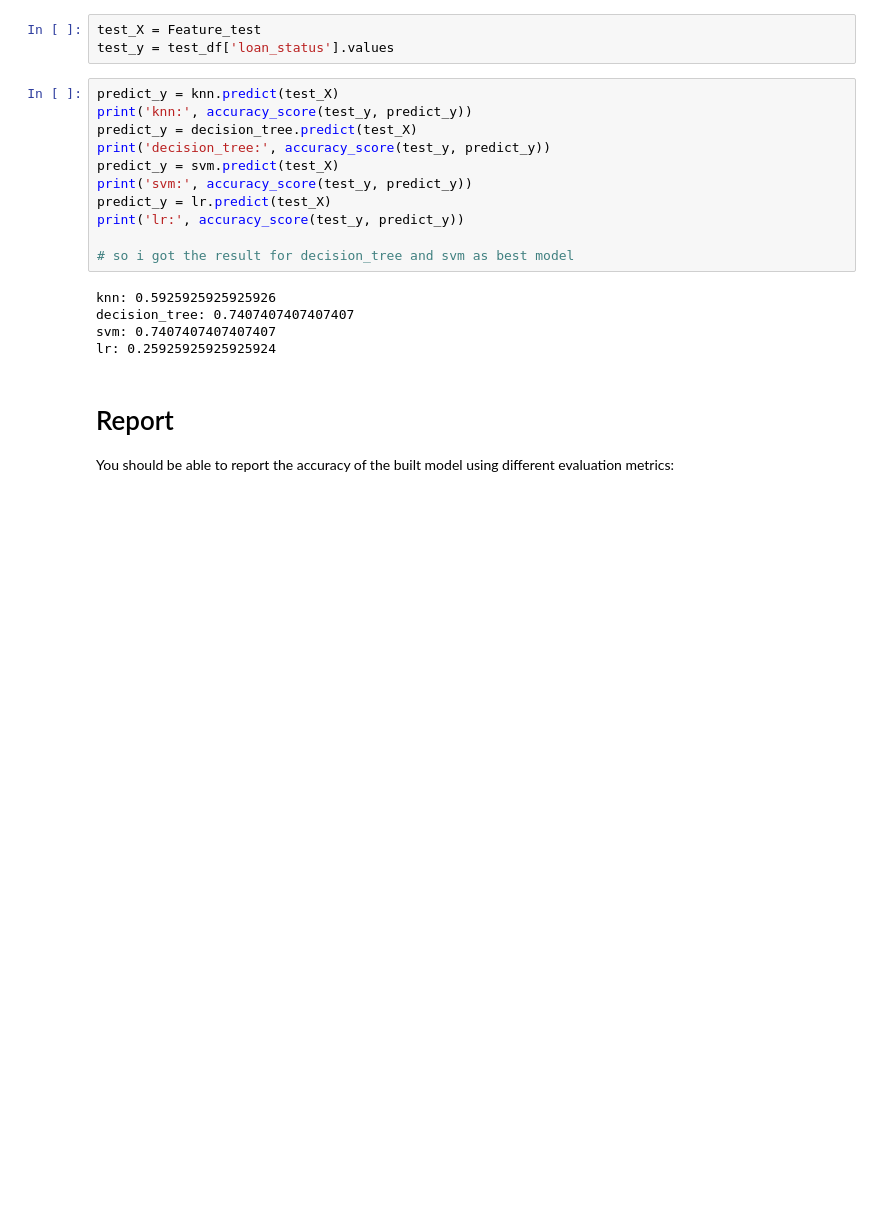
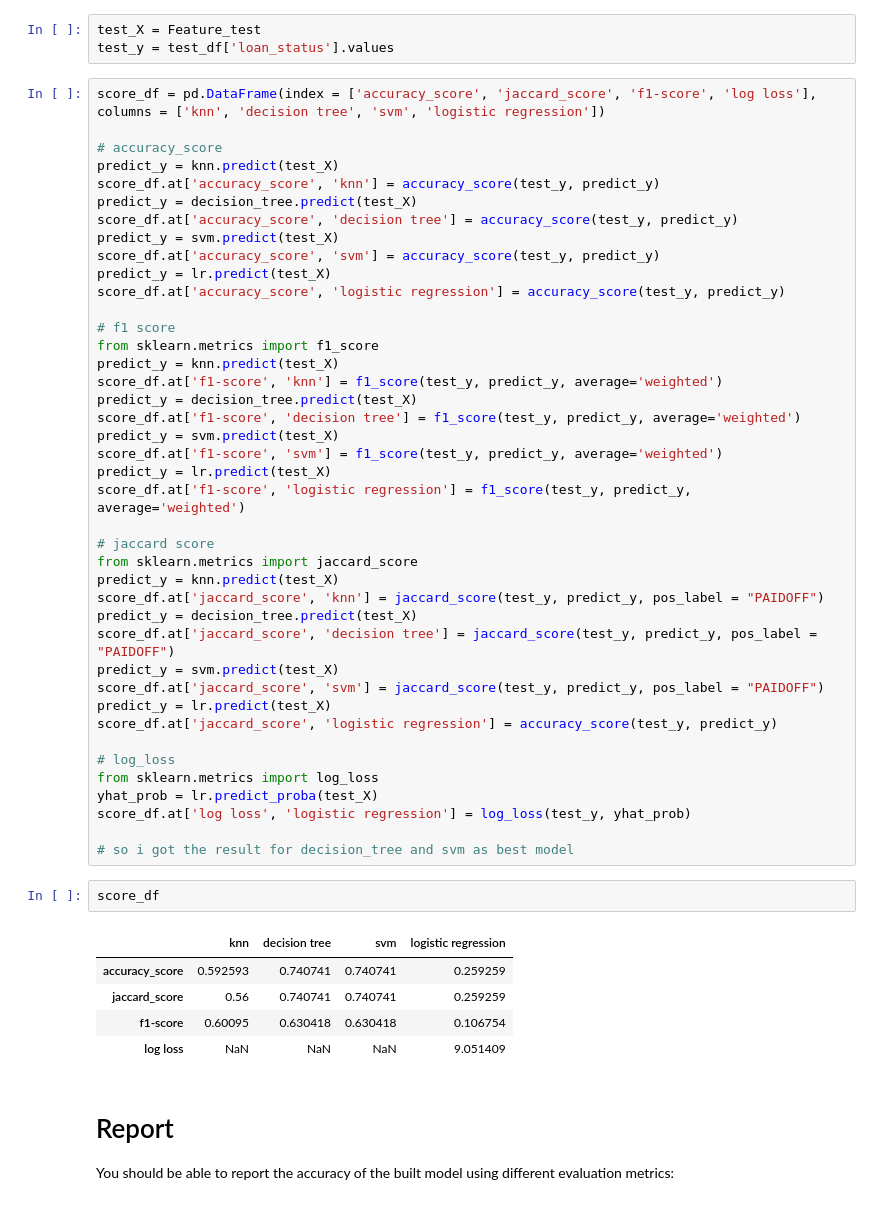
Before and after one commit to LiviaChen/coursera_capstone, a Jupyter notebook: machine_learning_with_python_final_assignment.ipynb, the cells around one changed output. Cells and saved outputs as stored; diff of their text form; blank space fills up the shorter version.

```diff
--- a/machine_learning_with_python_final_assignment.ipynb
+++ b/machine_learning_with_python_final_assignment.ipynb
@@ -515,22 +515,55 @@ Feature_test.head()
 # %%
 test_X = Feature_test
 test_y = test_df['loan_status'].values
-# %%
-predict_y = knn.predict(test_X)
-print('knn:', accuracy_score(test_y, predict_y))
-predict_y = decision_tree.predict(test_X)
-print('decision_tree:', accuracy_score(test_y, predict_y))
-predict_y = svm.predict(test_X)
-print('svm:', accuracy_score(test_y, predict_y))
-predict_y = lr.predict(test_X)
-print('lr:', accuracy_score(test_y, predict_y))
-
-# so i got the result for decision_tree and svm as best model
-# %% [output]
-knn: 0.5925925925925926
-decision_tree: 0.7407407407407407
-svm: 0.7407407407407407
-lr: 0.25925925925925924
+# %%
+score_df = pd.DataFrame(index = ['accuracy_score', 'jaccard_score', 'f1-score', 'log loss'], columns = ['knn', 'decision tree', 'svm', 'logistic regression'])
+
+# accuracy_score
+predict_y = knn.predict(test_X)
+score_df.at['accuracy_score', 'knn'] = accuracy_score(test_y, predict_y)
+predict_y = decision_tree.predict(test_X)
+score_df.at['accuracy_score', 'decision tree'] = accuracy_score(test_y, predict_y)
+predict_y = svm.predict(test_X)
+score_df.at['accuracy_score', 'svm'] = accuracy_score(test_y, predict_y)
+predict_y = lr.predict(test_X)
+score_df.at['accuracy_score', 'logistic regression'] = accuracy_score(test_y, predict_y)
+
+# f1 score
+from sklearn.metrics import f1_score
+predict_y = knn.predict(test_X)
+score_df.at['f1-score', 'knn'] = f1_score(test_y, predict_y, average='weighted')
+predict_y = decision_tree.predict(test_X)
+score_df.at['f1-score', 'decision tree'] = f1_score(test_y, predict_y, average='weighted')
+predict_y = svm.predict(test_X)
+score_df.at['f1-score', 'svm'] = f1_score(test_y, predict_y, average='weighted')
+predict_y = lr.predict(test_X)
+score_df.at['f1-score', 'logistic regression'] = f1_score(test_y, predict_y, average='weighted')
+
+# jaccard score
+from sklearn.metrics import jaccard_score
+predict_y = knn.predict(test_X)
+score_df.at['jaccard_score', 'knn'] = jaccard_score(test_y, predict_y, pos_label = "PAIDOFF")
+predict_y = decision_tree.predict(test_X)
+score_df.at['jaccard_score', 'decision tree'] = jaccard_score(test_y, predict_y, pos_label = "PAIDOFF")
+predict_y = svm.predict(test_X)
+score_df.at['jaccard_score', 'svm'] = jaccard_score(test_y, predict_y, pos_label = "PAIDOFF")
+predict_y = lr.predict(test_X)
+score_df.at['jaccard_score', 'logistic regression'] = accuracy_score(test_y, predict_y)
+
+# log_loss
+from sklearn.metrics import log_loss
+yhat_prob = lr.predict_proba(test_X)
+score_df.at['log loss', 'logistic regression'] = log_loss(test_y, yhat_prob)
+
+# so i got the result for decision_tree and svm as best model
+# %%
+score_df
+# %% [output]
+|  | knn | decision tree | svm | logistic regression |
+| accuracy_score | 0.592593 | 0.740741 | 0.740741 | 0.259259 |
+| jaccard_score | 0.56 | 0.740741 | 0.740741 | 0.259259 |
+| f1-score | 0.60095 | 0.630418 | 0.630418 | 0.106754 |
+| log loss | NaN | NaN | NaN | 9.051409 |
 # %% [markdown]
 # Report
 
```
Also changed, not shown: parts of 1 cell of this notebook.
